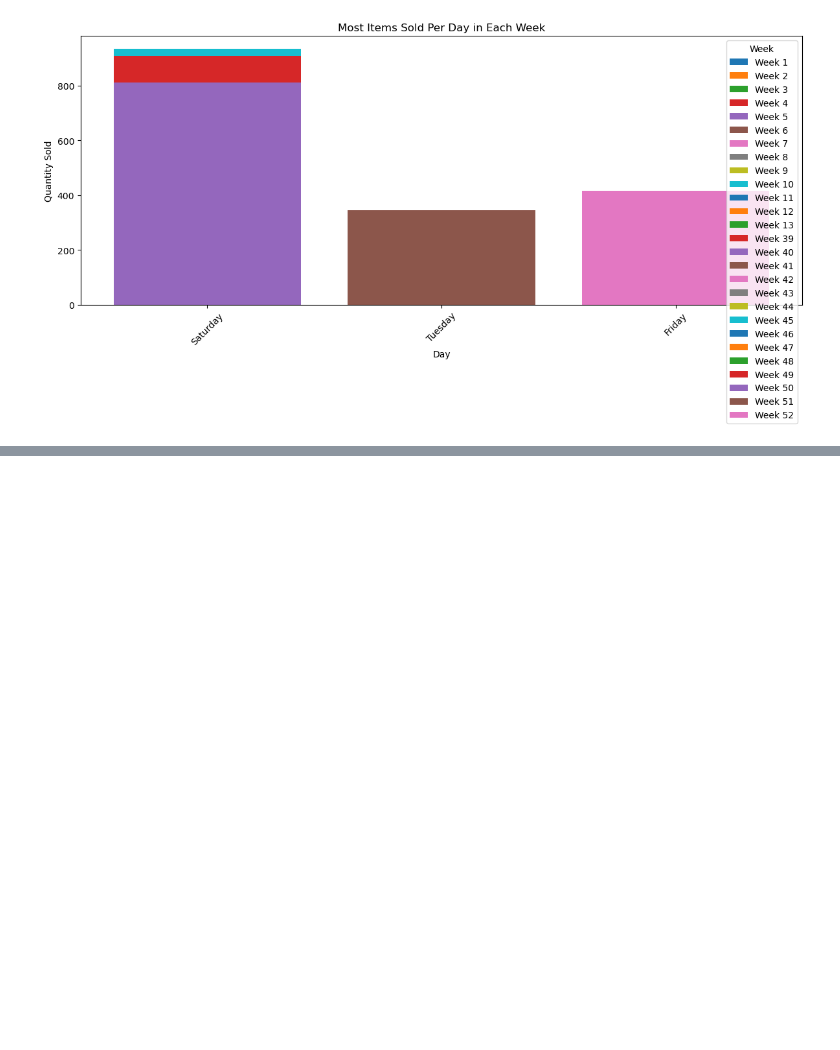
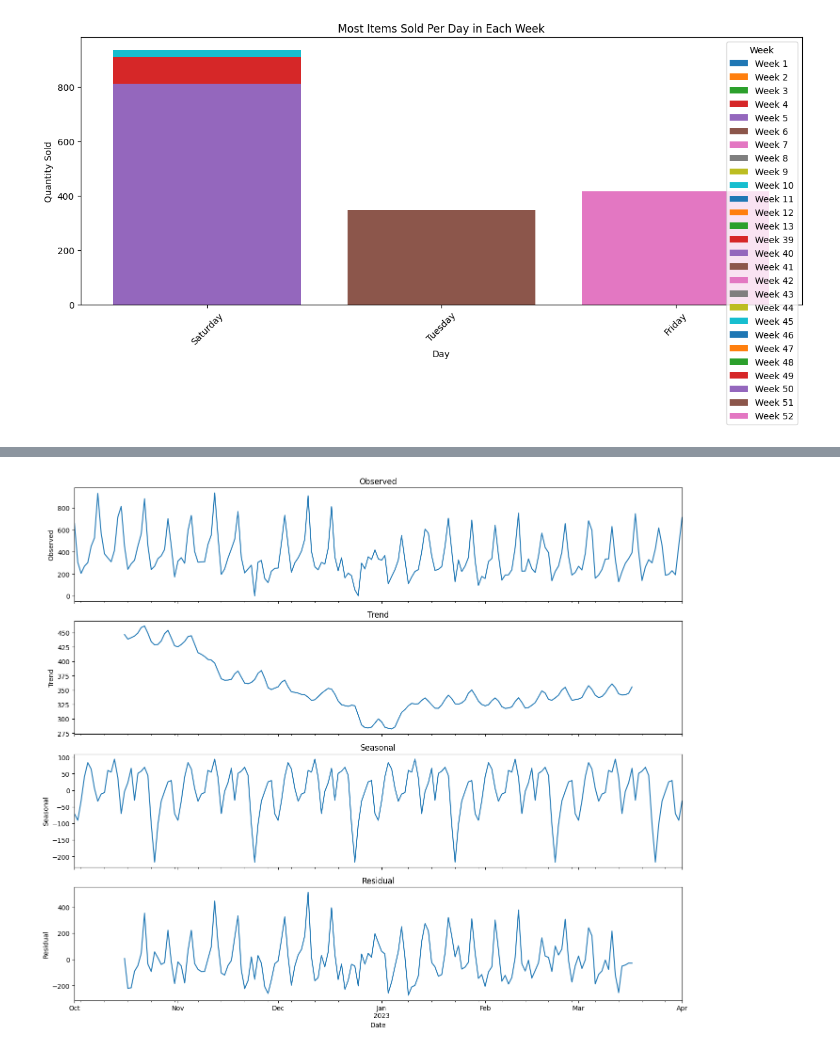
Before and after one commit to evaristo-va/restaurants-project, a Jupyter notebook: Final-project-restaurants_new.ipynb, the cells around one changed output, grey strips where cells are left out. Saved outputs shown, nothing was run; the diff lists cells and outputs as text; code cells hidden in the pictures; blank space fills up the shorter version.

```diff
--- a/Final-project-restaurants_new.ipynb
+++ b/Final-project-restaurants_new.ipynb
@@ -280,0 +293,29 @@ Drinks=list(df_drink_type.loc[df_drink_type['Drink'] == 1]['Items'].values)
+# %%
+from statsmodels.tsa.seasonal import seasonal_decompose
+
+daily_quantity.set_index('Date', inplace=True)
+
+decomposition = seasonal_decompose(daily_quantity['Quantity'], model='additive', period=30)
+
+fig, (ax1, ax2, ax3, ax4) = plt.subplots(4, 1, figsize=(14, 12), sharex=True)
+
+decomposition.observed.plot(ax=ax1, legend=False)
+ax1.set_ylabel('Observed')
+ax1.set_title('Observed')
+
+decomposition.trend.plot(ax=ax2, legend=False)
+ax2.set_ylabel('Trend')
+ax2.set_title('Trend')
+
+decomposition.seasonal.plot(ax=ax3, legend=False)
+ax3.set_ylabel('Seasonal')
+ax3.set_title('Seasonal')
+
+decomposition.resid.plot(ax=ax4, legend=False)
+ax4.set_ylabel('Residual')
+ax4.set_title('Residual')
+
+plt.tight_layout()
+plt.show()
+# %% [output]
+[figure, added]
```
Also changed, not shown: parts of 23 cells of this notebook.
